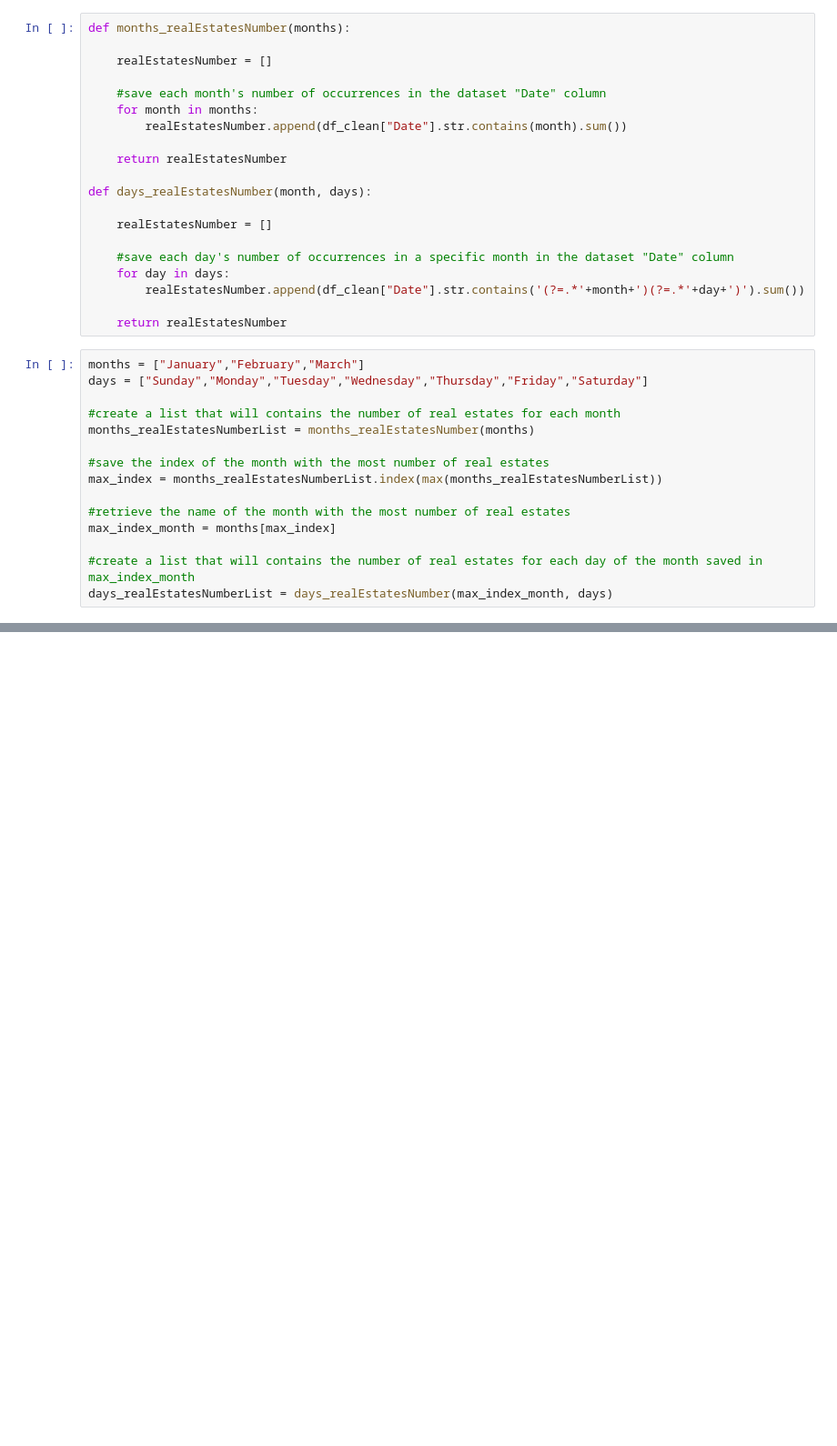
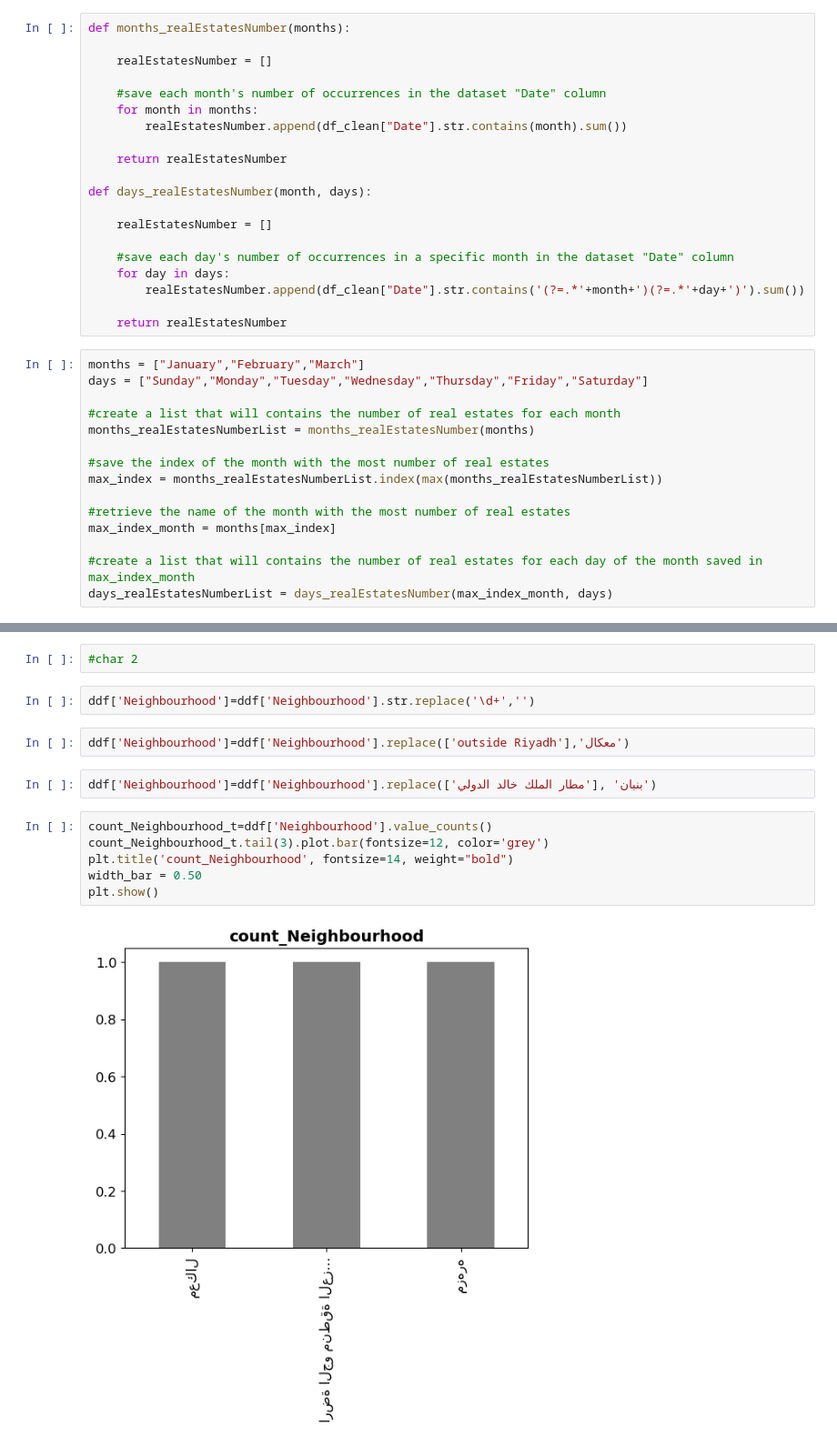
Before and after one commit to Tuwaiq-Data-Science-Bootcamp-V3/Bootcamp-Project-2-Data-Analysis, a Jupyter notebook: zainab_update/Project_real_stat.ipynb, the cells around one changed output, grey strips where cells are left out. Shown at 91% size. Drawn from its saved outputs; the diff is of its cells as text; blank space fills up the shorter version.

```diff
--- a/zainab_update/Project_real_stat.ipynb
+++ b/zainab_update/Project_real_stat.ipynb
@@ -295,0 +495,16 @@ plt.pie(days_realEstatesNumberList,labels=days, autopct='%1.1f%%', startangle=90
+# %%
+#char 2
+# %%
+ddf['Neighbourhood']=ddf['Neighbourhood'].str.replace('\d+','')
+# %%
+ddf['Neighbourhood']=ddf['Neighbourhood'].replace(['outside Riyadh'],'معكال')
+# %%
+ddf['Neighbourhood']=ddf['Neighbourhood'].replace(['مطار الملك خالد الدولي'], 'بنبان')
+# %%
+count_Neighbourhood_t=ddf['Neighbourhood'].value_counts()
+count_Neighbourhood_t.tail(3).plot.bar(fontsize=12, color='grey')
+plt.title('count_Neighbourhood', fontsize=14, weight="bold")
+width_bar = 0.50
+plt.show()
+# %% [output]
+[figure, added]
```
Also changed, not shown: parts of 27 cells of this notebook.
